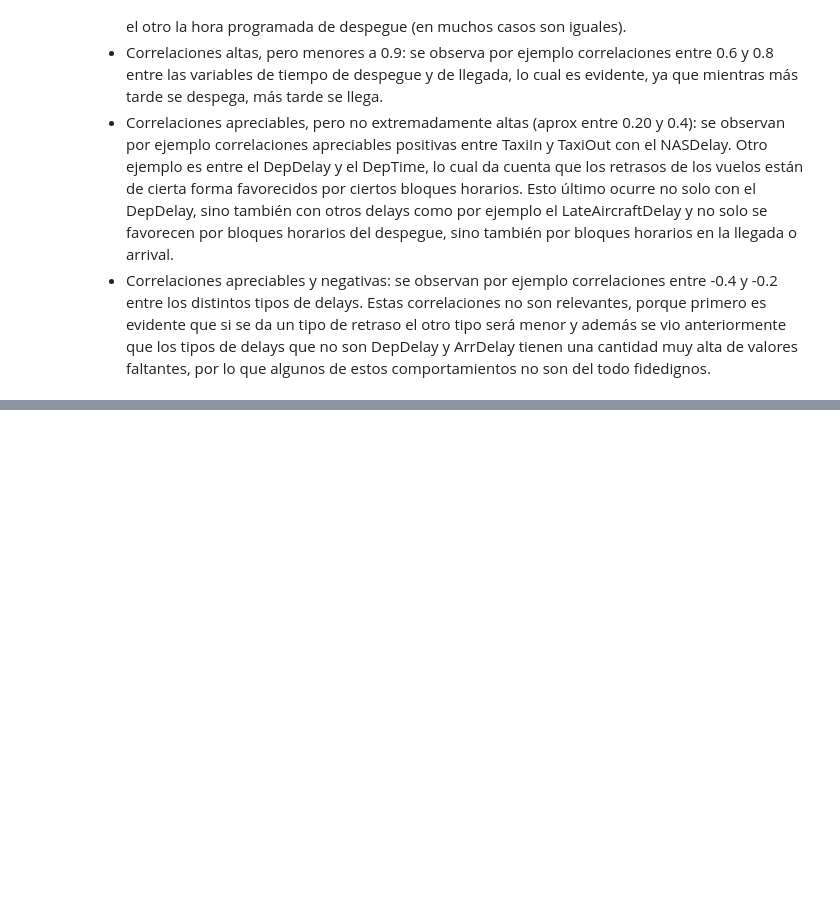
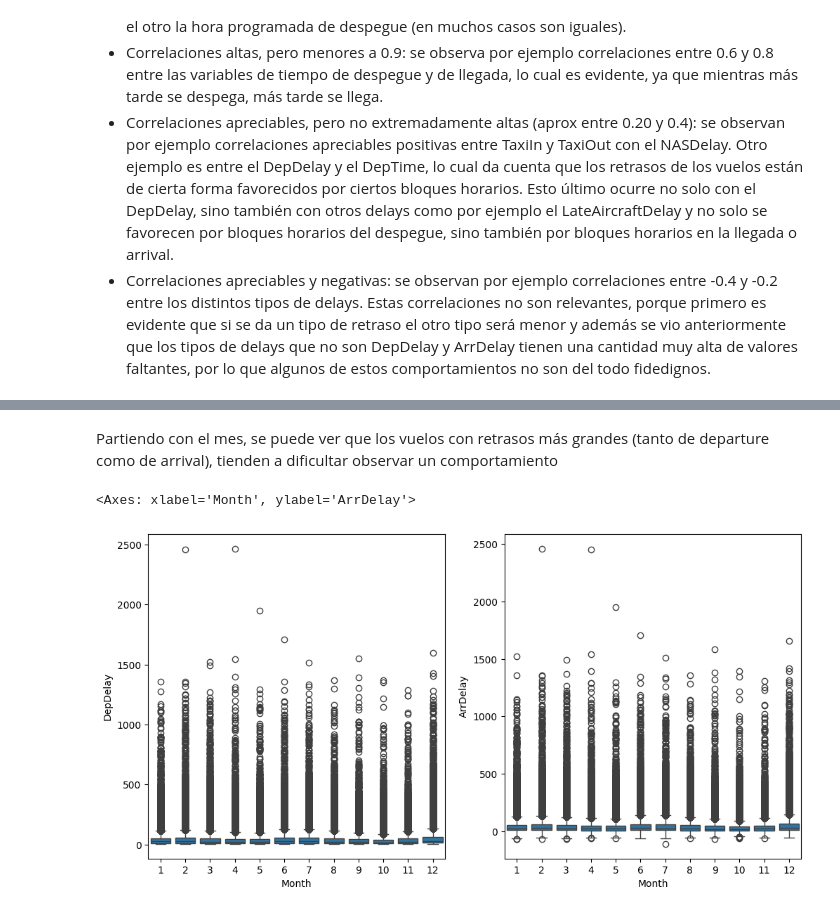
Before and after one commit to DiegoLeonG96/proyecto-pydatascience-udd, a Jupyter notebook: 01_Analisis_Exploratorio.ipynb, the cells around one changed output, grey strips where cells are left out. Saved outputs shown, nothing was run; the diff lists cells and outputs as text; code cells hidden in the pictures; blank space fills up the shorter version.

Commit message:
ADD: temporal boxplots

```diff
--- a/01_Analisis_Exploratorio.ipynb
+++ b/01_Analisis_Exploratorio.ipynb
@@ -503,0 +508,9 @@ Los espacios en blanco dan cuenta de casos donde no fue posible calcular la corr
+# %% [markdown]
+Partiendo con el mes, se puede ver que los vuelos con retrasos más grandes (tanto de departure como de arrival), tienden a dificultar observar un comportamiento
+# %%
+fig, ax = plt.subplots(nrows=1, ncols=2, sharex=False, sharey=False, figsize=(12,6))
+sns.boxplot(data=data, x="Month", y="DepDelay", ax=ax[0])
+sns.boxplot(data=data, x="Month", y="ArrDelay", ax=ax[1])
+# %% [output]
+<Axes: xlabel='Month', ylabel='ArrDelay'>
+[figure, added]
```
Also changed, not shown: parts of 6 cells of this notebook.
